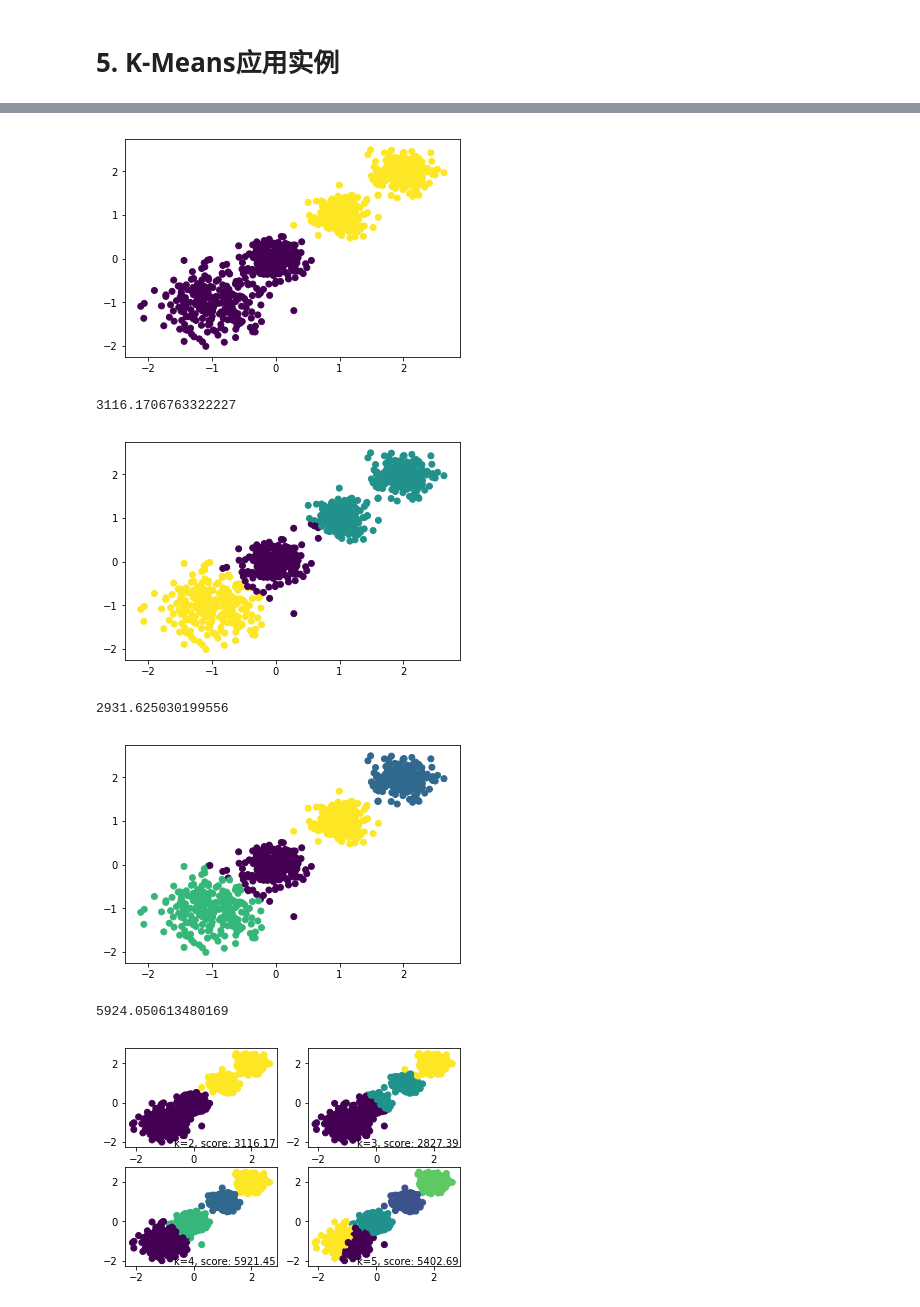
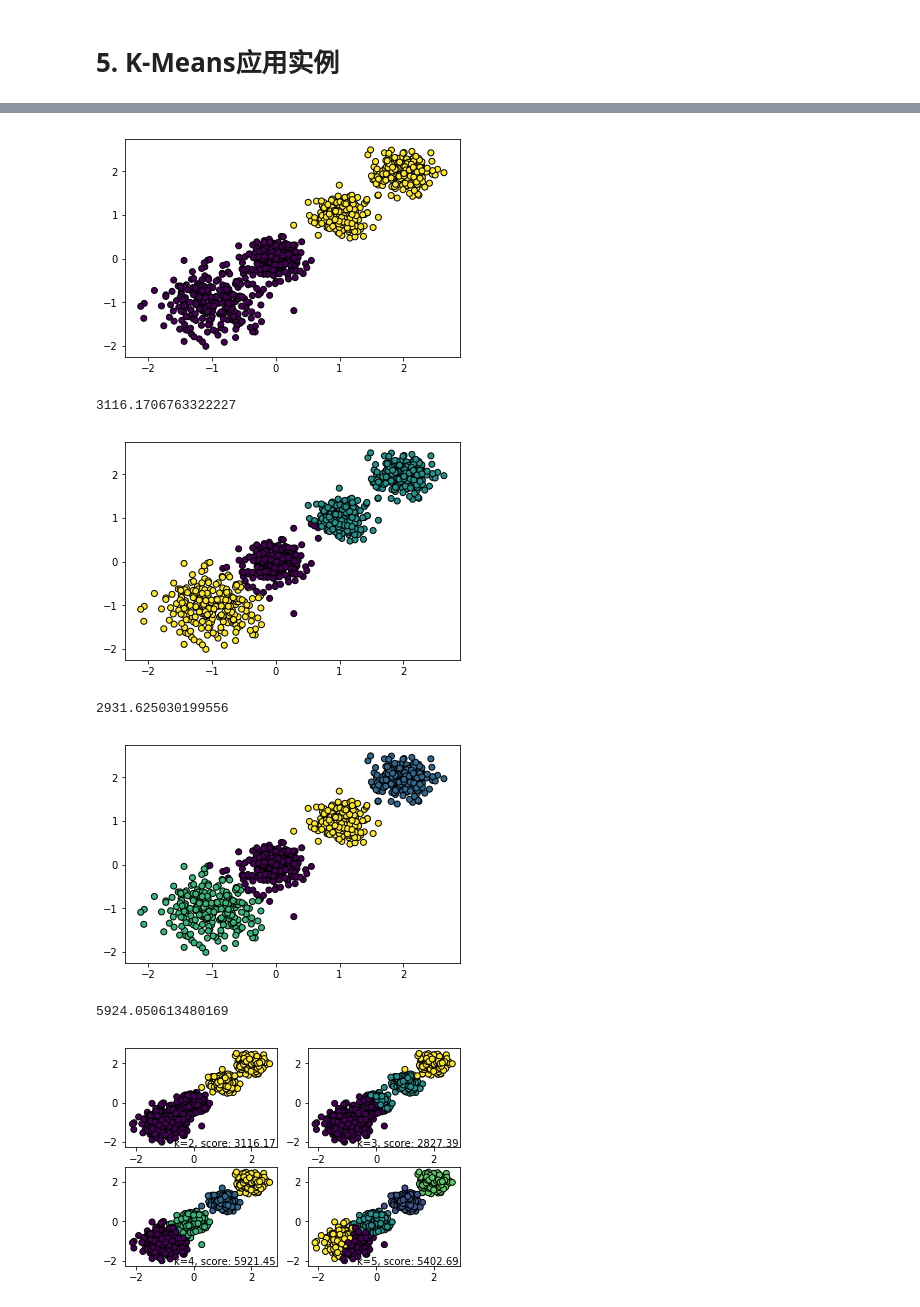
Before and after one commit to BetterSora/Python, a Jupyter notebook: 用scikit-learn学习K-Means聚类/用scikit-learn学习K-Means聚类.ipynb, the cells around one changed output, grey strips where cells are left out. Cells and saved outputs as stored; diff of their text form; code cells hidden in the pictures.

```diff
--- a/用scikit-learn学习K-Means聚类/用scikit-learn学习K-Means聚类.ipynb
+++ b/用scikit-learn学习K-Means聚类/用scikit-learn学习K-Means聚类.ipynb
@@ -35,10 +35,10 @@ from sklearn.cluster import KMeans
 
 # fit_predict(X[, y]) Compute cluster centers and predict cluster index for each sample.
 y_pred = KMeans(n_clusters=2, random_state=9).fit_predict(X)
-plt.scatter(X[:, 0], X[:, 1], c=y_pred)
+plt.scatter(X[:, 0], X[:, 1], c=y_pred, edgecolors='black')
 plt.show()
 # %% [output]
-[figure, old version]
+[figure, new version]
 # %%
 # 用Calinski-Harabasz Index评估的聚类分数
 from sklearn.metrics import calinski_harabaz_score
@@ -51,10 +51,10 @@ calinski_harabaz_score(X, y_pred)
 from sklearn.cluster import KMeans
 
 y_pred = KMeans(n_clusters=3, random_state=9).fit_predict(X)
-plt.scatter(X[:, 0], X[:, 1], c=y_pred)
+plt.scatter(X[:, 0], X[:, 1], c=y_pred, edgecolors='black')
 plt.show()
 # %% [output]
-[figure, old version]
+[figure, new version]
 # %%
 from sklearn.metrics import calinski_harabaz_score
 
@@ -66,10 +66,10 @@ calinski_harabaz_score(X, y_pred)
 from sklearn.cluster import KMeans
 
 y_pred = KMeans(n_clusters=4, random_state=9).fit_predict(X)
-plt.scatter(X[:, 0], X[:, 1], c=y_pred)
+plt.scatter(X[:, 0], X[:, 1], c=y_pred, edgecolors='black')
 plt.show()
 # %% [output]
-[figure, old version]
+[figure, new version]
 # %%
 from sklearn.metrics import calinski_harabaz_score
 
@@ -82,16 +82,16 @@ calinski_harabaz_score(X, y_pred)
 # %%
 # 现在我们再看看用MiniBatchKMeans的效果，我们将batch size设置为200
 # 由于我们的4个簇都是凸的，所以其实batch size的值只要不是非常的小，对聚类的效果影响不大
 from sklearn.cluster import MiniBatchKMeans
 
 for index, k in enumerate((2, 3, 4, 5)):
     plt.subplot(2, 2, index+1)
     y_pred = MiniBatchKMeans(n_clusters=k, batch_size=200, random_state=9).fit_predict(X)
     score = calinski_harabaz_score(X, y_pred)
-    plt.scatter(X[:, 0], X[:, 1], c=y_pred, marker='o')
+    plt.scatter(X[:, 0], X[:, 1], c=y_pred, marker='o', edgecolors='black')
     # 当前的图表和子图可以使用plt.gcf()和plt.gca()获得，分别表示"Get Current Figure"和"Get Current Axes"
     plt.text(.99, .01, ('k=%d, score: %.2f' % (k,score)),
              transform=plt.gca().transAxes, size=10, ha='right')
 plt.show()
 # %% [output]
-[figure, old version]
+[figure, new version]
```
Also changed, not shown: parts of 1 cell of this notebook.
